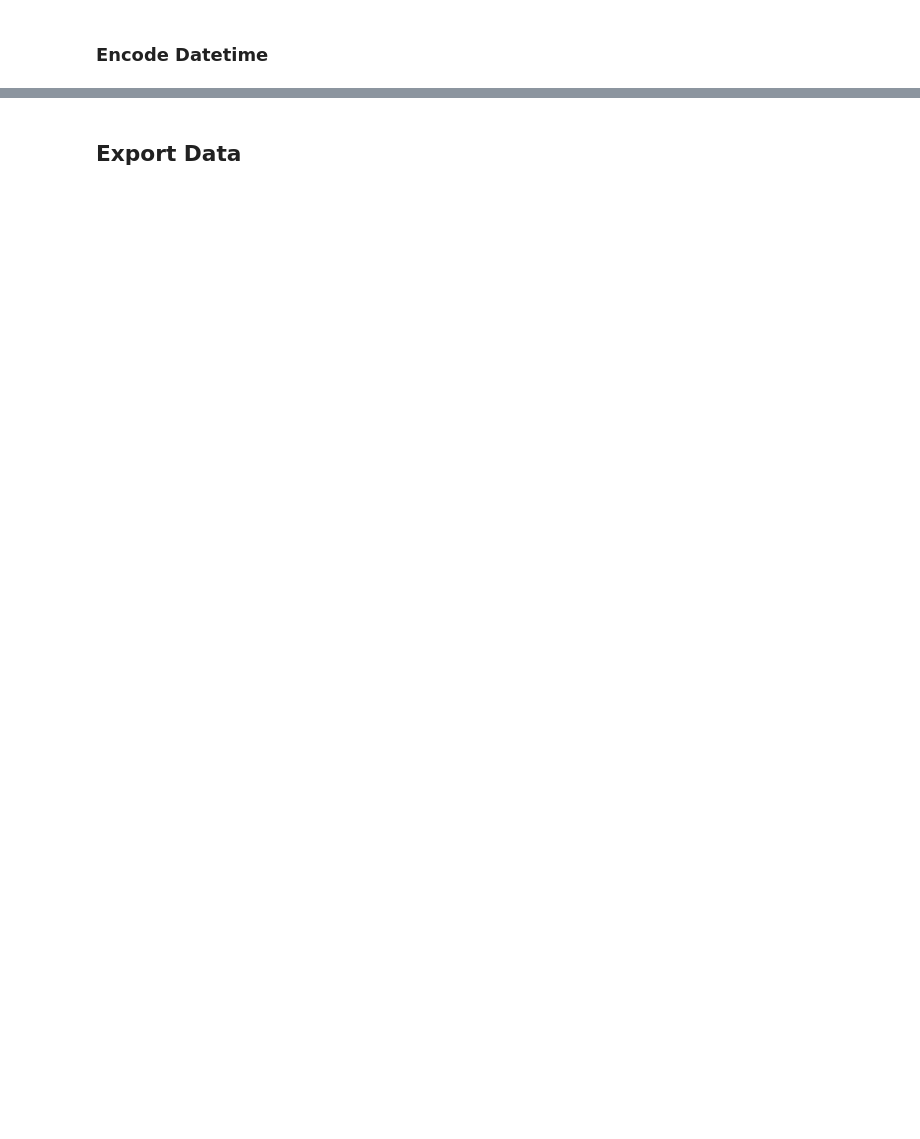
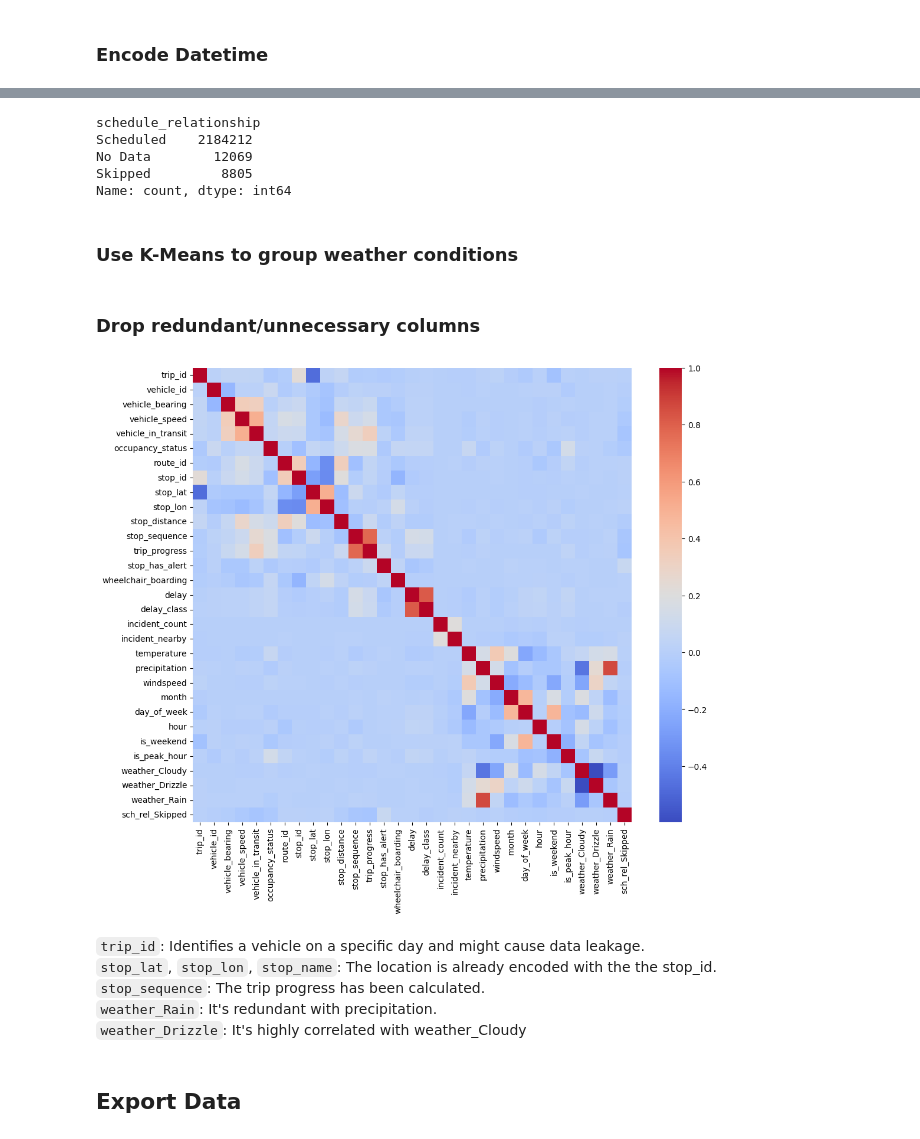
Before and after one commit to nadpierre/stm-transit-delay-prediction, a Jupyter notebook: notebooks/data_preprocessing.ipynb, the cells around one changed output, grey strips where cells are left out. Drawn from its saved outputs; the diff is of its cells as text; code cells hidden in the pictures; blank space fills up the shorter version.

```diff
--- a/notebooks/data_preprocessing.ipynb
+++ b/notebooks/data_preprocessing.ipynb
@@ -132 +141,5 @@ delay_class
 Name: proportion, dtype: float64
+# %%
+occ_map = {value: key for (key, value) in OCCUPANCY_STATUS.items()}
+df['occupancy_status'] = df['occupancy_status'].map(occ_map)
+df['occupancy_status'].value_counts(normalize=True)
@@ -149,6 +155,0 @@ Name: count, dtype: int64
-# %%
-# Collapse categories
-df['weather'] = np.where(df['weather'].isin(['Mainly clear', 'Partly cloudy', 'Overcast']), 'Cloudy', df['weather'])
-df['weather'] = np.where(df['weather'].isin(['Light drizzle', 'Moderate drizzle', 'Dense drizzle']), 'Drizzle', df['weather'])
-df['weather'] = np.where(df['weather'].isin(['Slight rain', 'Moderate rain']), 'Rain', df['weather'])
-df['weather'].value_counts()
@@ -162,4 +155,0 @@ Name: count, dtype: int64
-# %%
-# Use One Hot Encoding for weather
-one_hot = pd.get_dummies(df['weather'], drop_first=True, dtype='int64', prefix='weather')
-df = df.join(one_hot).drop('weather', axis=1)
@@ -171,4 +156,9 @@ Index(['stop_name', 'schedule_relationship'], dtype='object')
-# %%
-# Drop stop name, as only numerical columns should remain
-df = df.drop('stop_name', axis=1)
+# %%
+df['schedule_relationship'].value_counts()
+# %% [output]
+schedule_relationship
+Scheduled    2184212
+No Data        12069
+Skipped         8805
+Name: count, dtype: int64
 # %%
@@ -176,2 +166,6 @@ df = df.drop('stop_name', axis=1)
 one_hot = pd.get_dummies(df['schedule_relationship'], drop_first=True, dtype='int64', prefix='sch_rel')
 df = df.join(one_hot).drop('schedule_relationship', axis=1)
+# %% [markdown]
+### Use K-Means to group weather conditions
+# %% [markdown]
+### Drop redundant/unnecessary columns
@@ -177,0 +175,14 @@ df = df.join(one_hot).drop('schedule_relationship', axis=1)
+# %%
+# Check for highly correlated features
+corr_matrix = df.corr(numeric_only=True)
+plt.figure(figsize=(12,10))
+sns.heatmap(corr_matrix, annot=False, cmap='coolwarm')
+plt.show()
+# %% [output]
+[figure, added]
+# %% [markdown]
+`trip_id`: Identifies a vehicle on a specific day and might cause data leakage.<br>
+`stop_lat`, `stop_lon`, `stop_name`: The location is already encoded with the the stop_id.<br>
+`stop_sequence`: The trip progress has been calculated.<br>
+`weather_Rain`: It's redundant with precipitation.<br>
+`weather_Drizzle`: It's highly correlated with weather_Cloudy<br>
```
Also changed, not shown: parts of 23 cells of this notebook, 9 other files.
